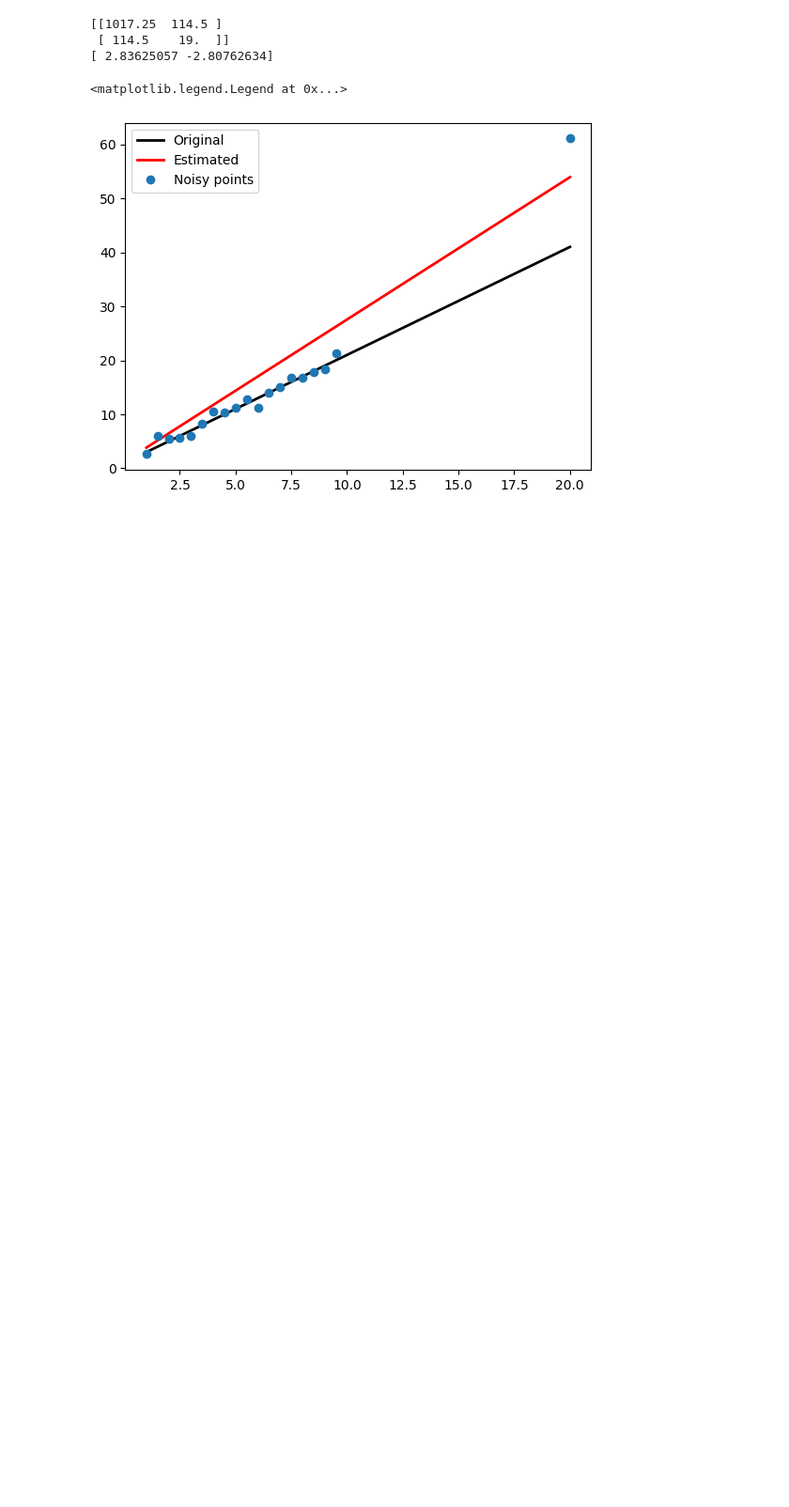
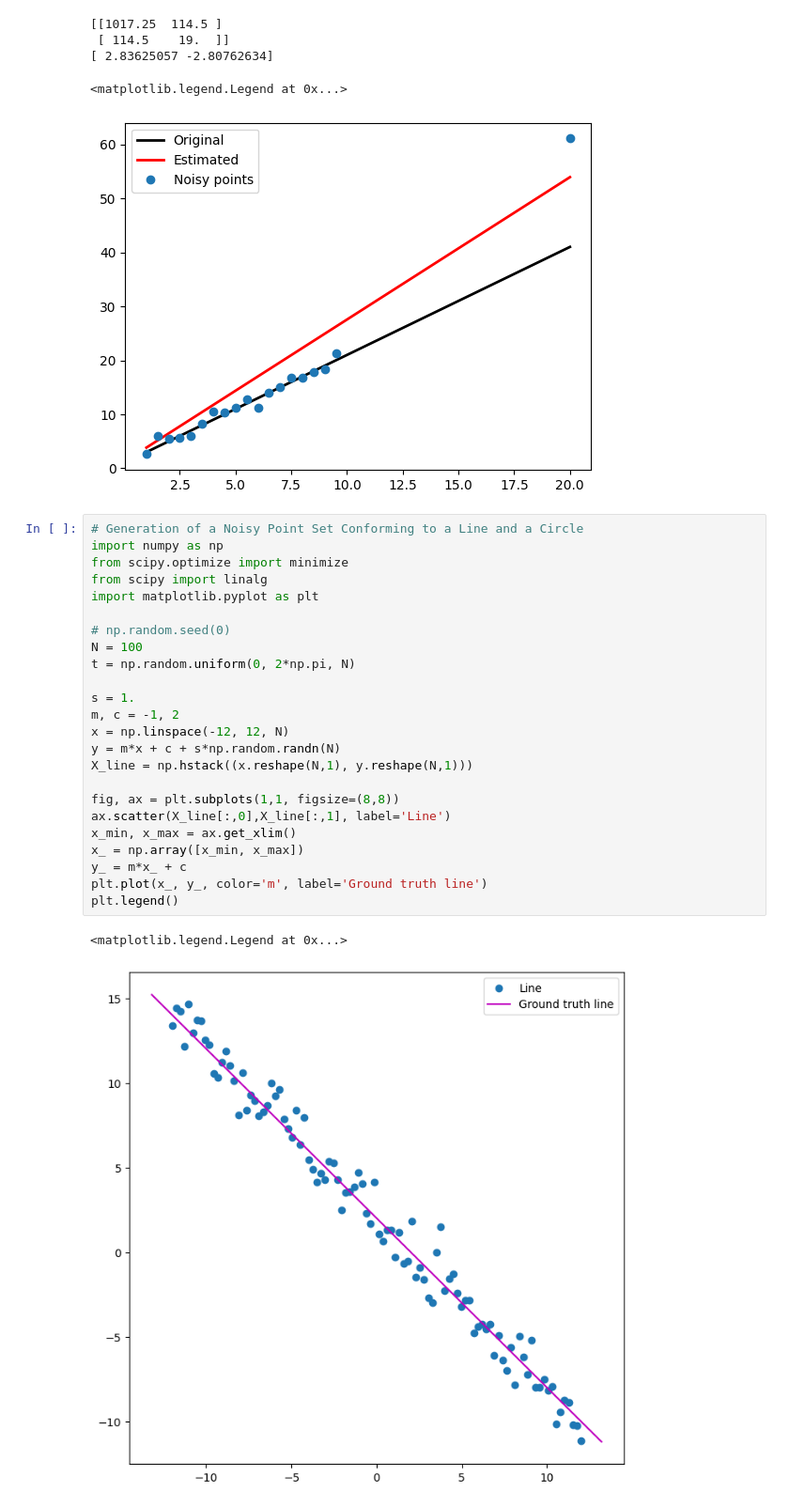
Before and after one commit to RPX2001/Computer-Vision-Codes, a Jupyter notebook: Fitting.ipynb, the cells around one changed output. Shown at 94% size. Saved outputs shown, nothing was run; the diff lists cells and outputs as text; blank space fills up the shorter version.

```diff
--- a/Fitting.ipynb
+++ b/Fitting.ipynb
@@ -66,3 +66,30 @@ plt.legend(loc='best')
 [ 2.83625057 -2.80762634]
 <matplotlib.legend.Legend at 0x...>
 [figure]
+# %%
+# Generation of a Noisy Point Set Conforming to a Line and a Circle
+import numpy as np
+from scipy.optimize import minimize
+from scipy import linalg
+import matplotlib.pyplot as plt
+
+# np.random.seed(0)
+N = 100
+t = np.random.uniform(0, 2*np.pi, N)
+
+s = 1.
+m, c = -1, 2
+x = np.linspace(-12, 12, N)
+y = m*x + c + s*np.random.randn(N)
+X_line = np.hstack((x.reshape(N,1), y.reshape(N,1)))
+
+fig, ax = plt.subplots(1,1, figsize=(8,8))
+ax.scatter(X_line[:,0],X_line[:,1], label='Line')
+x_min, x_max = ax.get_xlim()
+x_ = np.array([x_min, x_max])
+y_ = m*x_ + c
+plt.plot(x_, y_, color='m', label='Ground truth line')
+plt.legend()
+# %% [output]
+<matplotlib.legend.Legend at 0x...>
+[figure, added]
```
